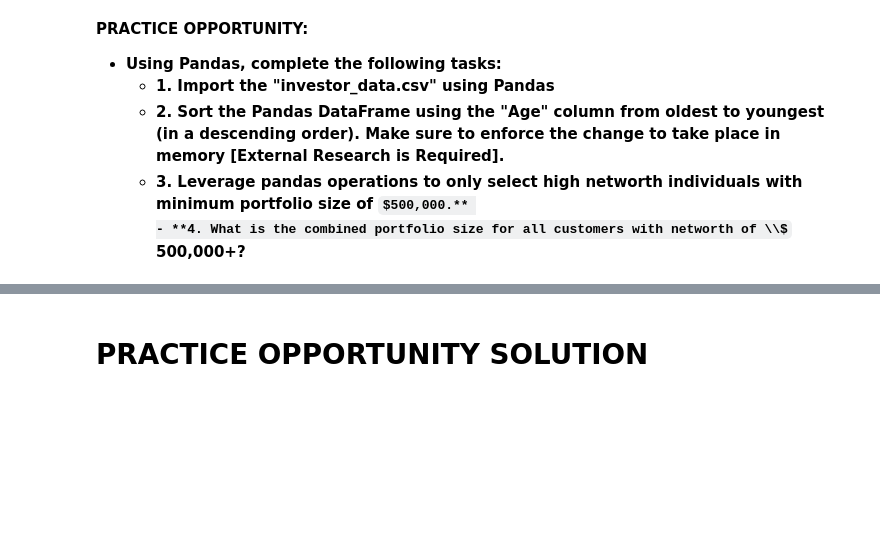
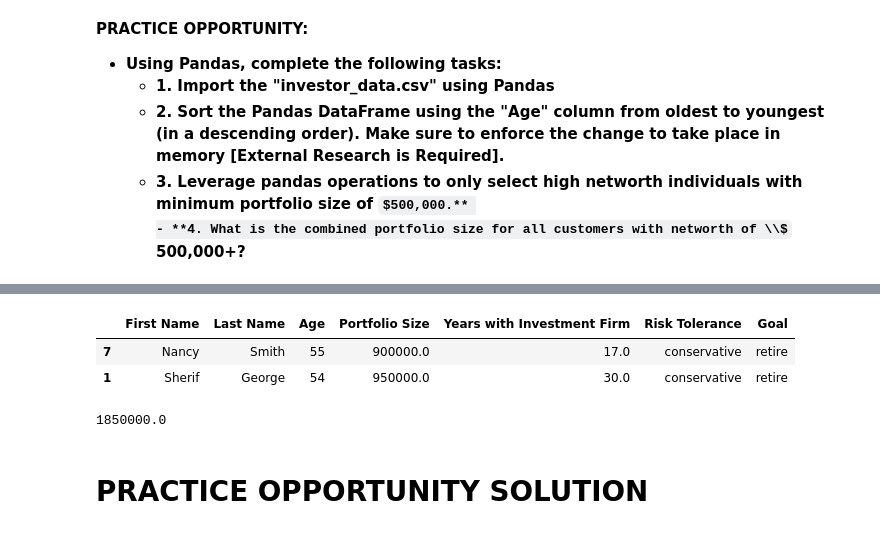
Before and after one commit to rohilahuja3/UMNDataCamp, a Jupyter notebook: CFA_PSM/Module 4, All Units/Lesson3_DataFrame Filtering and Sorting.ipynb, the cells around one changed output, grey strips where cells are left out. Saved outputs shown, nothing was run; the diff lists cells and outputs as text; code cells hidden in the pictures; some formulas as TeX source; blank space fills up the shorter version.

```diff
--- a/CFA_PSM/Module 4, All Units/Lesson3_DataFrame Filtering and Sorting.ipynb
+++ b/CFA_PSM/Module 4, All Units/Lesson3_DataFrame Filtering and Sorting.ipynb
@@ -60,0 +101,3 @@ investor_df
+# %%
+df = pd.read_csv("Lesson3_investors_data.csv")
+df
@@ -61,3 +115,16 @@ investor_df
+# %%
+df.sort_values(by='Age', ascending=False, inplace=True)
+HighNetWorth_df = df[df['Portfolio Size']>=500000]
+HighNetWorth_df
+# %% [output]
+|  | First Name | Last Name | Age | Portfolio Size | Years with Investment Firm | Risk Tolerance | Goal |
+| 7 | Nancy | Smith | 55 | 900000.0 | 17.0 | conservative | retire |
+| 1 | Sherif | George | 54 | 950000.0 | 30.0 | conservative | retire |
+# %%
+combined_portfolio_of_HighNetWorth = HighNetWorth_df["Portfolio Size"].sum()
+combined_portfolio_of_HighNetWorth
+# %% [output]
+1850000.0
 # %% [markdown]
 # PRACTICE OPPORTUNITY SOLUTION
 # %% [markdown]
```
Also changed, not shown: parts of 6 cells of this notebook, 9 other files.
